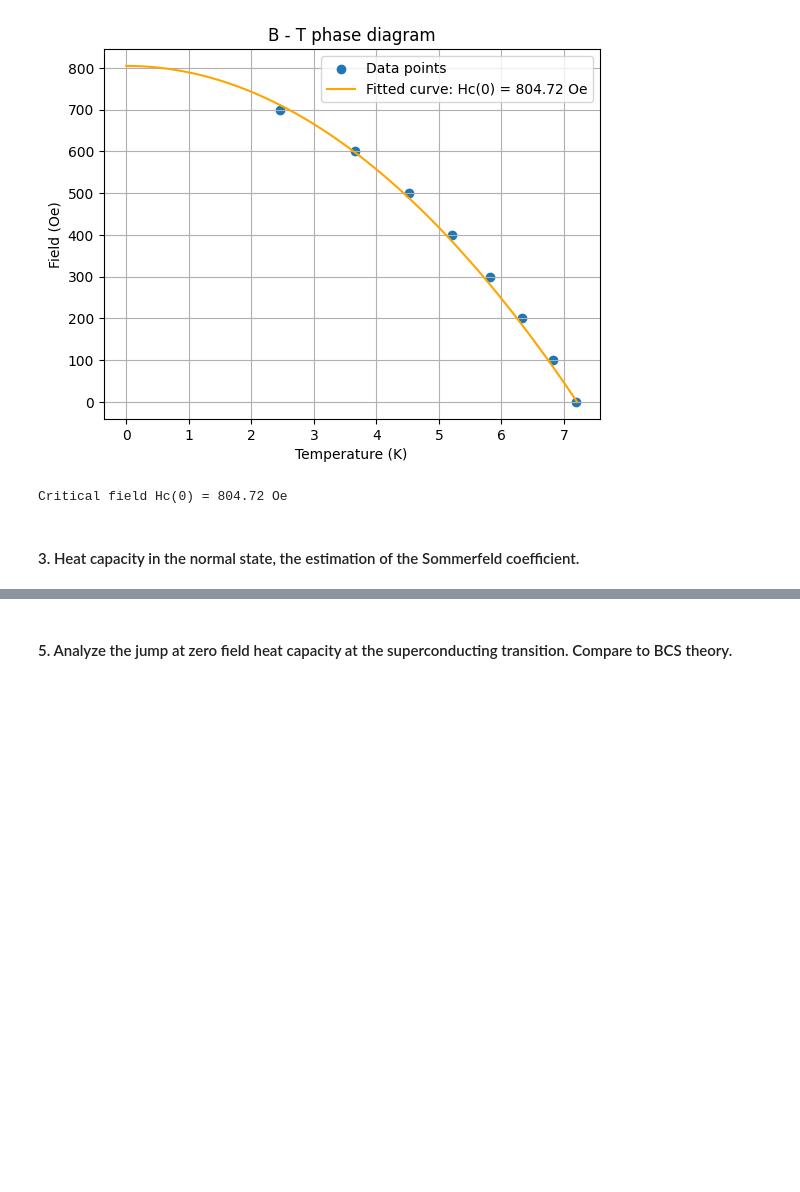
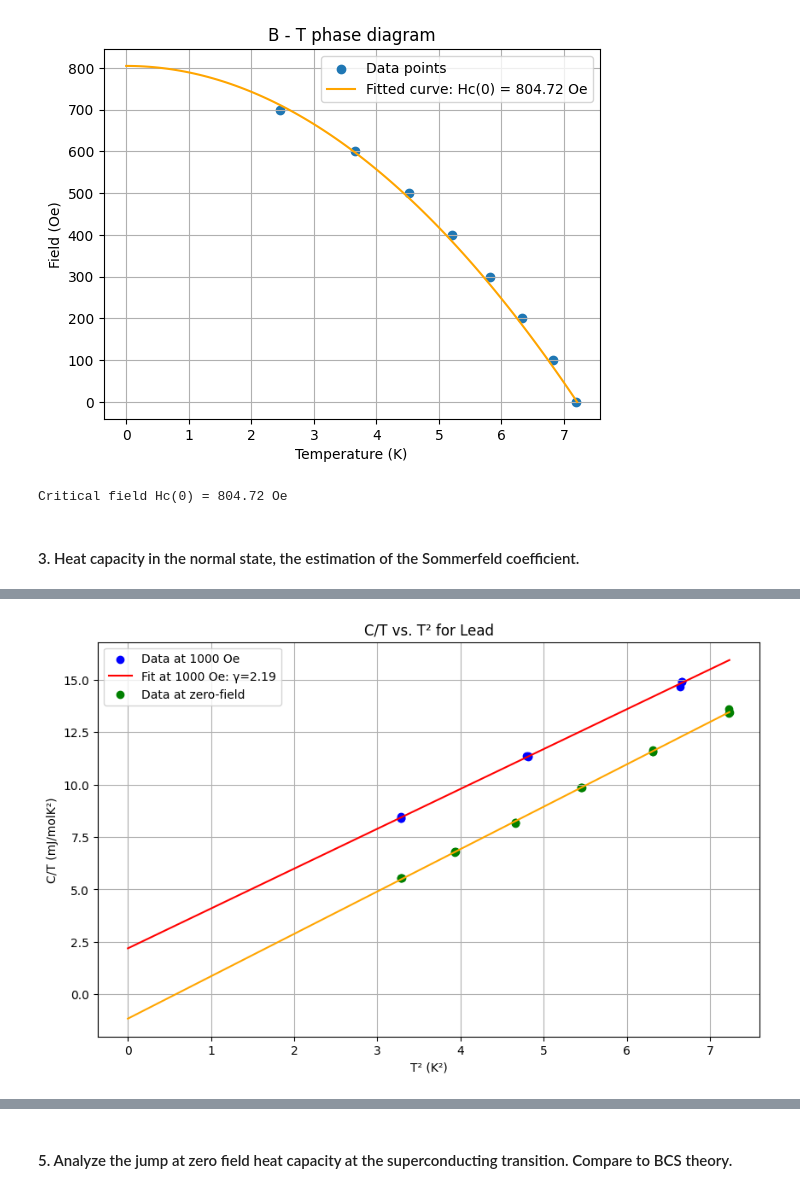
Before and after one commit to LocrianBird/SC-lab, a Jupyter notebook: Heat Capacity SC lab.ipynb, the cells around one changed output, grey strips where cells are left out. Drawn from its saved outputs; the diff is of its cells as text; code cells hidden in the pictures; blank space fills up the shorter version.

```diff
--- a/Heat Capacity SC lab.ipynb
+++ b/Heat Capacity SC lab.ipynb
@@ -436,0 +372,88 @@ Sommerfeld coefficient (γ) at 1000 Oe: 0.0420 mJ mole^-1 K^-2
+# %%
+import pandas as pd
+import matplotlib.pyplot as plt
+import numpy as np
+from sklearn.linear_model import LinearRegression
+
+# Constants
+mass_mg = 10.8  # mass of the sample in mg
+mass_g = mass_mg / 1000  # convert mass to grams
+molar_mass_pb = 207.2  # molar mass of lead in g/mol
+
+# File paths
+file_1000_oe = 'LeadHC at 1000 Oe.xlsx'
+file_zero_field = 'LeadHC at zero-field.xlsx'
+
+# Function to process the data
+def process_file(file_name):
+    # Read the Excel file
+    df = pd.read_excel(file_name)
+
+    # Ensure necessary columns are present
+    if 'Total HC' in df.columns and 'Addenda HC' in df.columns and 'Sample Temp' in df.columns:
+        # Convert columns to numeric, forcing errors to NaN
+        df['Total HC'] = pd.to_numeric(df['Total HC'], errors='coerce')
+        df['Addenda HC'] = pd.to_numeric(df['Addenda HC'], errors='coerce')
+        df['Temperature'] = pd.to_numeric(df['Sample Temp'], errors='coerce')
+
+        # Drop rows with NaN values (caused by conversion errors)
+        df = df.dropna(subset=['Total HC', 'Addenda HC', 'Temperature'])
+
+        # Calculate the corrected HC
+        df['Corrected HC'] = df['Total HC'] - df['Addenda HC']
+
+        # Filter by temperature range below 3 Kelvin
+        df = df[df['Temperature'] < 2.7]
+
+        # Convert temperature to K^2
+        df['Temperature K^2'] = df['Temperature'] ** 2
+
+        # Scale HC to mJ/molK^2
+        df['Corrected HC mJ/molK^2'] = ((df['Corrected HC'] * molar_mass_pb / 1000) / mass_g)/df['Temperature']
+
+        return df[['Temperature K^2', 'Corrected HC mJ/molK^2']]
+    else:
+        raise ValueError(f"File {file_name} does not contain the required columns.")
+
+# Process both files
+data_1000_oe = process_file(file_1000_oe)
+data_zero_field = process_file(file_zero_field)
+
+# Prepare the data for fitting
+data_1000_oe['C/T'] = data_1000_oe['Corrected HC mJ/molK^2']
+data_zero_field['C/T'] = data_zero_field['Corrected HC mJ/molK^2']
+
+# Fit the data using linear regression for both datasets
+model_1000_oe = LinearRegression().fit(data_1000_oe[['Temperature K^2']], data_1000_oe['C/T'])
+model_zero_field = LinearRegression().fit(data_zero_field[['Temperature K^2']], data_zero_field['C/T'])
+
+# Extract the Sommerfeld coefficient (intercept)
+gamma_1000_oe = model_1000_oe.intercept_
+gamma_zero_field = model_zero_field.intercept_
+
+# Generate values for the fit line extending to zero
+temp_k2_range = np.linspace(0, max(data_1000_oe['Temperature K^2'].max(), data_zero_field['Temperature K^2'].max()), 100).reshape(-1, 1)
+
+# Plot the data and the linear fit
+plt.figure(figsize=(10, 6))
+
+# Plot for 1000 Oe
+plt.scatter(data_1000_oe['Temperature K^2'], data_1000_oe['C/T'], label='Data at 1000 Oe', color='blue')
+plt.plot(temp_k2_range, model_1000_oe.predict(temp_k2_range), color='red', label=f'Fit at 1000 Oe: γ={gamma_1000_oe:.2f}')
+
+# Plot for zero-field
+plt.scatter(data_zero_field['Temperature K^2'], data_zero_field['C/T'], label='Data at zero-field', color='green')
+plt.plot(temp_k2_range, model_zero_field.predict(temp_k2_range), color='orange')
+
+# Customize the plot
+plt.title('C/T vs. T² for Lead')
+plt.xlabel('T² (K²)')
+plt.ylabel('C/T (mJ/molK²)')
+plt.legend()
+plt.grid(True)
+plt.show()
+
+
+print(f"Sommerfeld coefficient (γ) at 1000 Oe: {gamma_1000_oe:.4f} mJ mole^-1 K^-2")
+# %% [output]
+[figure, added]
```
Also changed, not shown: parts of 6 cells of this notebook.
